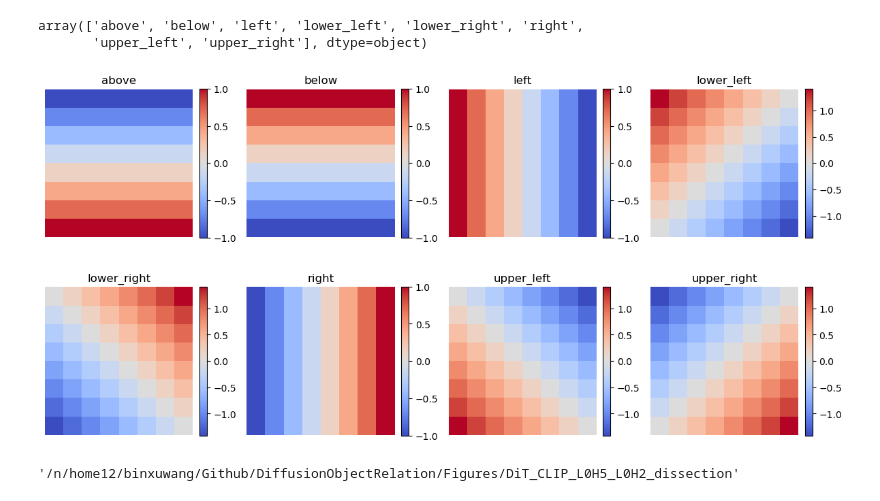
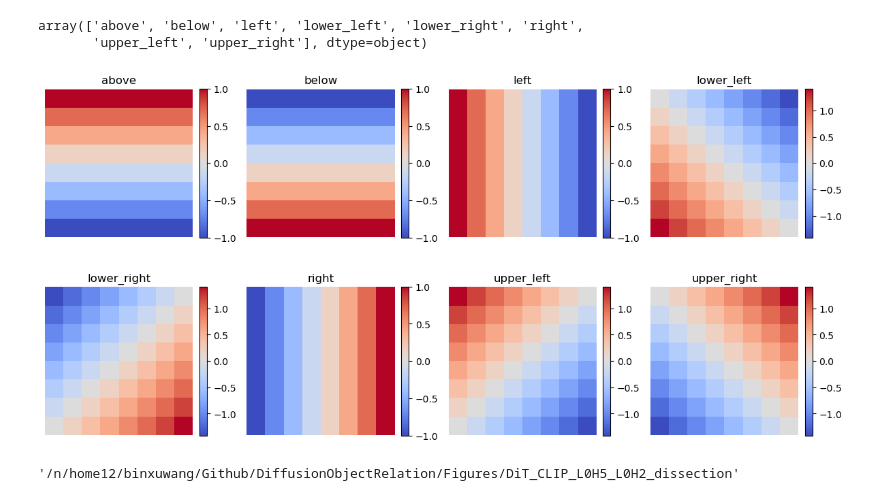
Before and after one commit to Animadversio/DiffusionObjectRelation, a Jupyter notebook: notebooks/20260126_CLIP_word_embed_var_factorization.ipynb, the cells around one changed output. Drawn from its saved outputs; the diff is of its cells as text; code cells hidden in the pictures.

```diff
--- a/notebooks/20260126_CLIP_word_embed_var_factorization.ipynb
+++ b/notebooks/20260126_CLIP_word_embed_var_factorization.ipynb
@@ -830,36 +830,37 @@ def visualize_direction_vectors(H=8, W=8):
     H, W = 8, 8  # set the dimensions of the grid (adjust if appropriate)
     fig, axes = plt.subplots(2, 4, figsize=(12, 6))
     for idx, (name, dvec) in enumerate(direction_vector.items()):
         xs = np.linspace(-1, 1, W)
         ys = np.linspace(-1, 1, H)
         X, Y = np.meshgrid(xs, ys)
         d = np.array(dvec)
         d = d / np.linalg.norm(d)
         T = d[0] * X + d[1] * Y
         T = T - T.mean()
 
         ax = axes[idx // 4, idx % 4]
         # im = ax.imshow(T, cmap='coolwarm')
         im = ax.pcolormesh(
             xs, ys, T,
             cmap="coolwarm",
             # shading="gouraud"   # ⭐ 关键中的关键
         )
-
+        ax.invert_yaxis()  # ← match imshow's top-down convention
         ax.set_aspect("equal")
         ax.set_title(name)
         ax.axis('off')
         fig.colorbar(im, ax=ax, fraction=0.046, pad=0.04)
 
     plt.tight_layout()
     plt.show()
     return fig
 
 figdir = '/n/home12/binxuwang/Github/DiffusionObjectRelation/Figures/DiT_CLIP_L0H5_L0H2_dissection'
 fig = visualize_direction_vectors()
-saveallforms(figdir, f"reference_spatial_gradient_maps", figh=fig, )
+# saveallforms(figdir, f"reference_spatial_gradient_maps", figh=fig, )
+saveallforms(figdir, f"reference_spatial_gradient_maps_fixed", figh=fig, )
 # %% [output]
-[figure, old version]
+[figure, new version]
 # %%
 figdir
 # %% [output]
```
Also changed, not shown: 4 other files.
